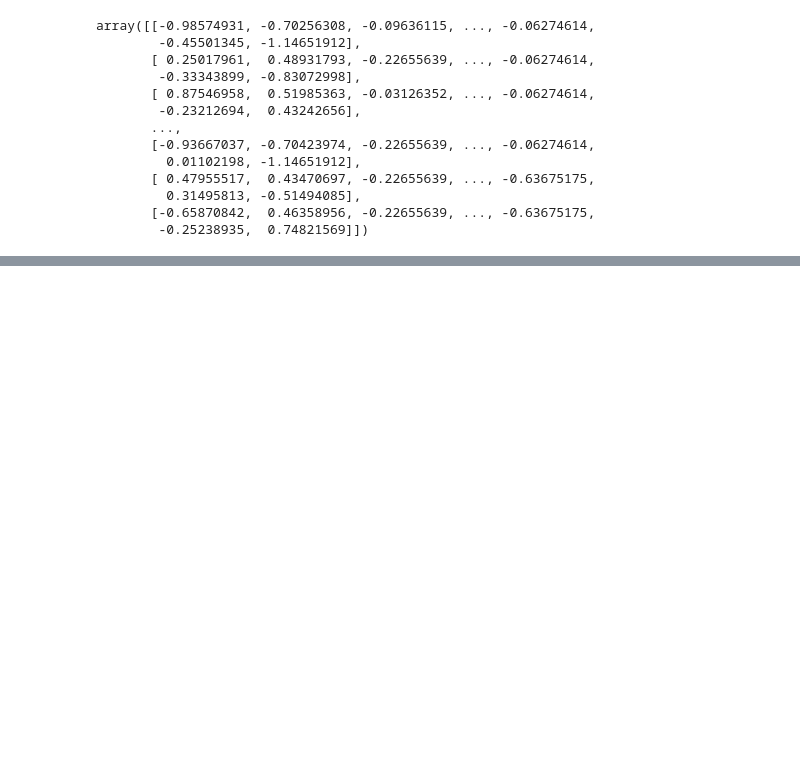
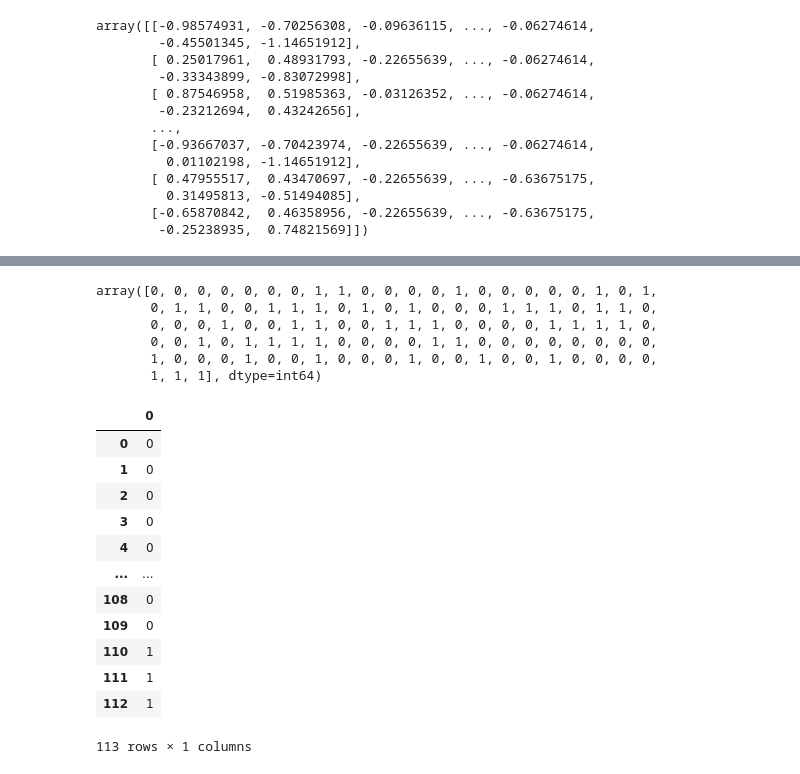
Before and after one commit to AmauryAC/notebook-yelp, a Jupyter notebook: Notebook_Yelp.ipynb, the cells around one changed output, grey strips where cells are left out. Drawn from its saved outputs; the diff is of its cells as text; code cells hidden in the pictures; blank space fills up the shorter version.

```diff
--- a/Notebook_Yelp.ipynb
+++ b/Notebook_Yelp.ipynb
@@ -530,0 +577,27 @@ plt.title('Mutual Information')
+# %%
+prev_teste
+# %% [output]
+array([0, 0, 0, 0, 0, 0, 0, 1, 1, 0, 0, 0, 0, 1, 0, 0, 0, 0, 0, 1, 0, 1,
+       0, 1, 1, 0, 0, 1, 1, 1, 0, 1, 0, 1, 0, 0, 0, 1, 1, 1, 0, 1, 1, 0,
+       0, 0, 0, 1, 0, 0, 1, 1, 0, 0, 1, 1, 1, 0, 0, 0, 0, 1, 1, 1, 1, 0,
+       0, 0, 1, 0, 1, 1, 1, 1, 0, 0, 0, 0, 1, 1, 0, 0, 0, 0, 0, 0, 0, 0,
+       1, 0, 0, 0, 1, 0, 0, 1, 0, 0, 0, 1, 0, 0, 1, 0, 0, 1, 0, 0, 0, 0,
+       1, 1, 1], dtype=int64)
+# %%
+prev_teste_df = pd.DataFrame(prev_teste)
+# %%
+prev_teste_df
+# %% [output]
+|  | 0 |
+| 0 | 0 |
+| 1 | 0 |
+| 2 | 0 |
+| 3 | 0 |
+| 4 | 0 |
+| ... | ... |
+| 108 | 0 |
+| 109 | 0 |
+| 110 | 1 |
+| 111 | 1 |
+| 112 | 1 |
+113 rows × 1 columns
```
Also changed, not shown: parts of 40 cells of this notebook.
